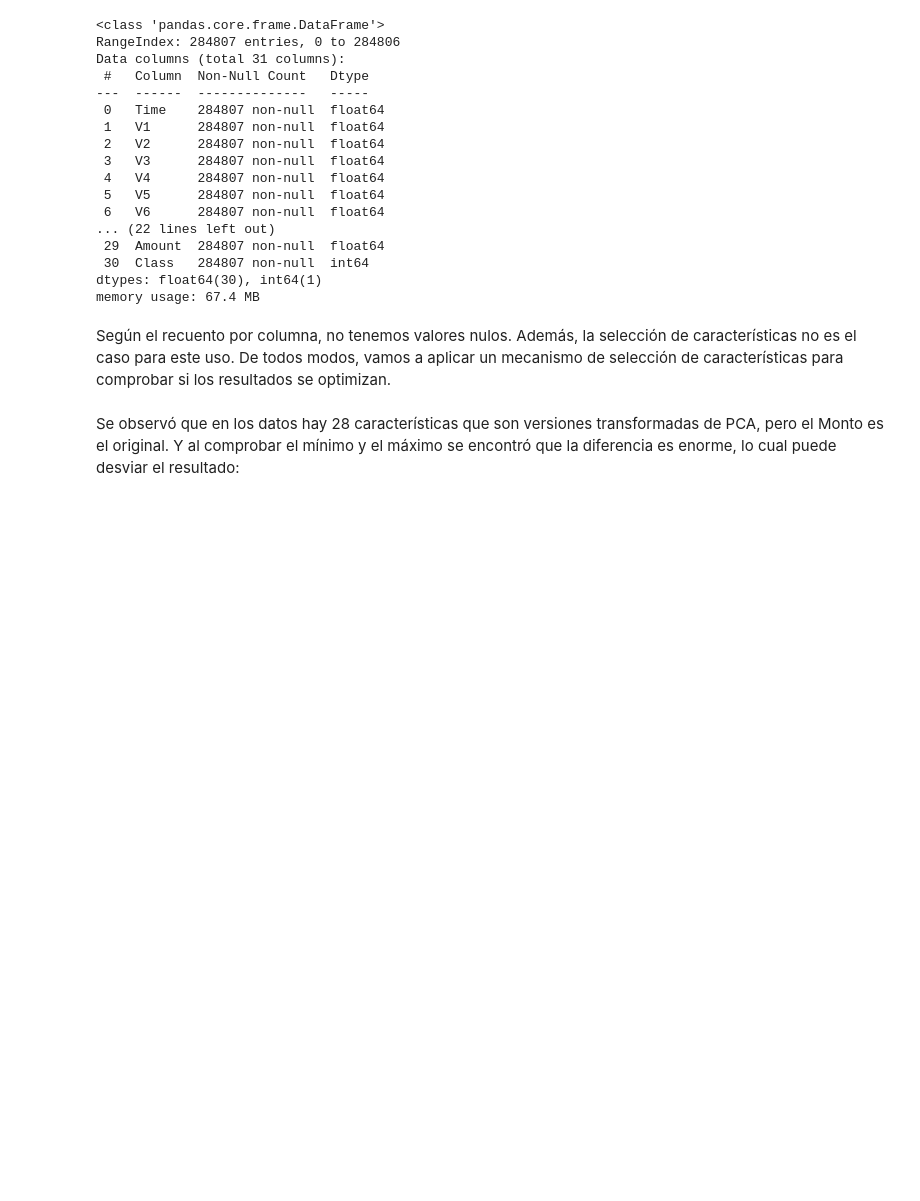
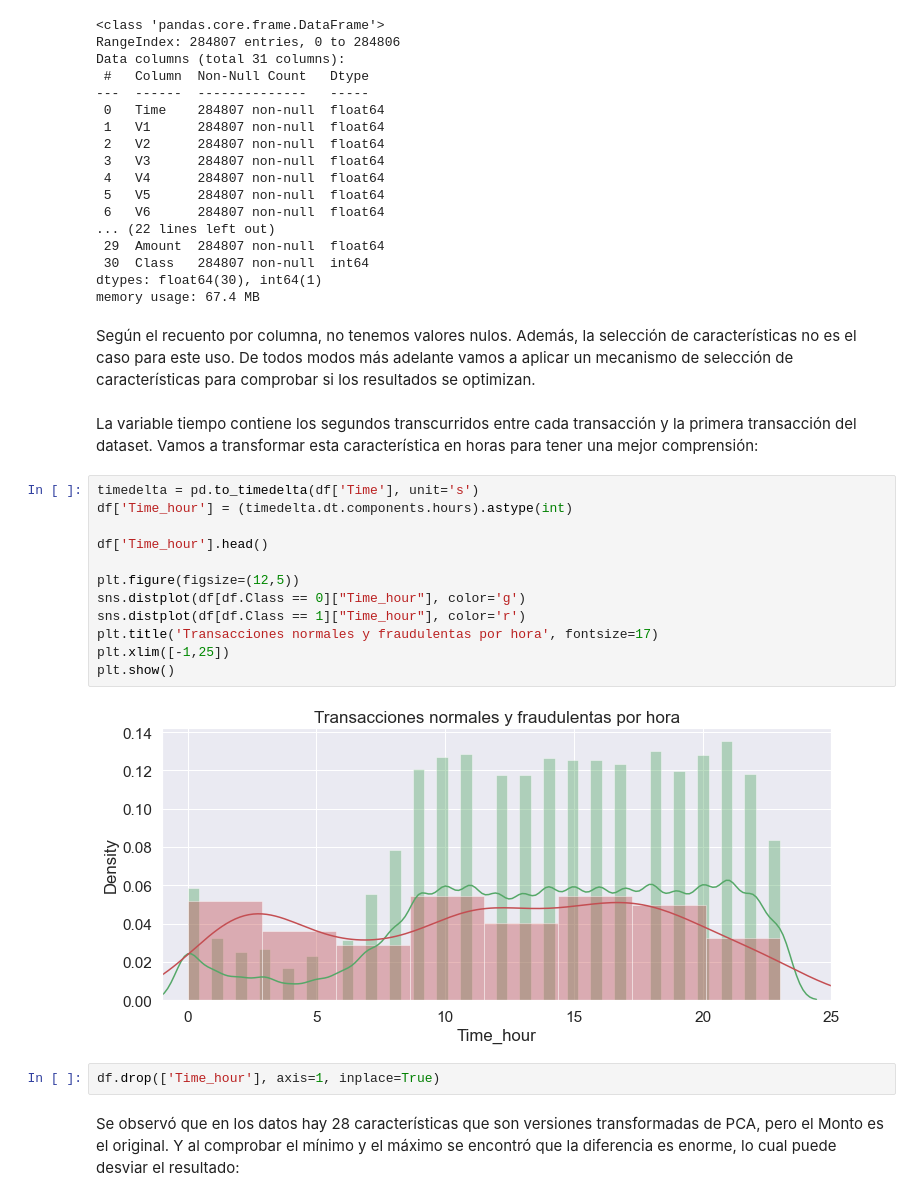
Before and after one commit to jonyzp/master-datos-ml-kjjj, a Jupyter notebook: 2_unsupervised/Notebook.ipynb, the cells around one changed output. Drawn from its saved outputs; the diff is of its cells as text; blank space fills up the shorter version.

```diff
--- a/2_unsupervised/Notebook.ipynb
+++ b/2_unsupervised/Notebook.ipynb
@@ -148,7 +148,25 @@ Data columns (total 31 columns):
 dtypes: float64(30), int64(1)
 memory usage: 67.4 MB
 # %% [markdown]
-Según el recuento por columna, no tenemos valores nulos. Además, la selección de características no es el caso para este uso. De todos modos, vamos a aplicar un mecanismo de selección de características para comprobar si los resultados se optimizan.
+Según el recuento por columna, no tenemos valores nulos. Además, la selección de características no es el caso para este uso. De todos modos más adelante vamos a aplicar un mecanismo de selección de características para comprobar si los resultados se optimizan.
+# %% [markdown]
+La variable tiempo contiene los segundos transcurridos entre cada transacción y la primera transacción del dataset. Vamos a transformar esta característica en horas para tener una mejor comprensión:
+# %%
+timedelta = pd.to_timedelta(df['Time'], unit='s')
+df['Time_hour'] = (timedelta.dt.components.hours).astype(int)
+
+df['Time_hour'].head()
+
+plt.figure(figsize=(12,5))
+sns.distplot(df[df.Class == 0]["Time_hour"], color='g')
+sns.distplot(df[df.Class == 1]["Time_hour"], color='r')
+plt.title('Transacciones normales y fraudulentas por hora', fontsize=17)
+plt.xlim([-1,25])
+plt.show()
+# %% [output]
+[figure, added]
+# %%
+df.drop(['Time_hour'], axis=1, inplace=True)
 # %% [markdown]
 Se observó que en los datos hay 28 características que son versiones transformadas de PCA, pero el Monto es el original. Y al comprobar el mínimo y el máximo se encontró que la diferencia es enorme, lo cual puede desviar el resultado:
 # %%
```
Also changed, not shown: parts of 1 cell of this notebook, 1 other file.
